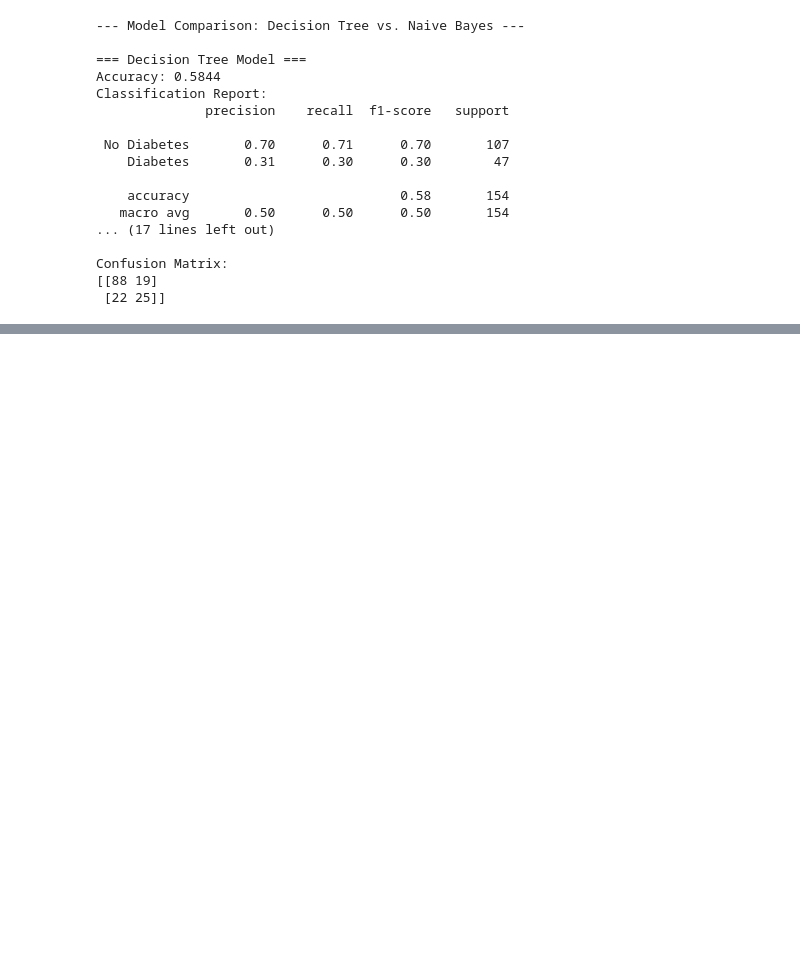
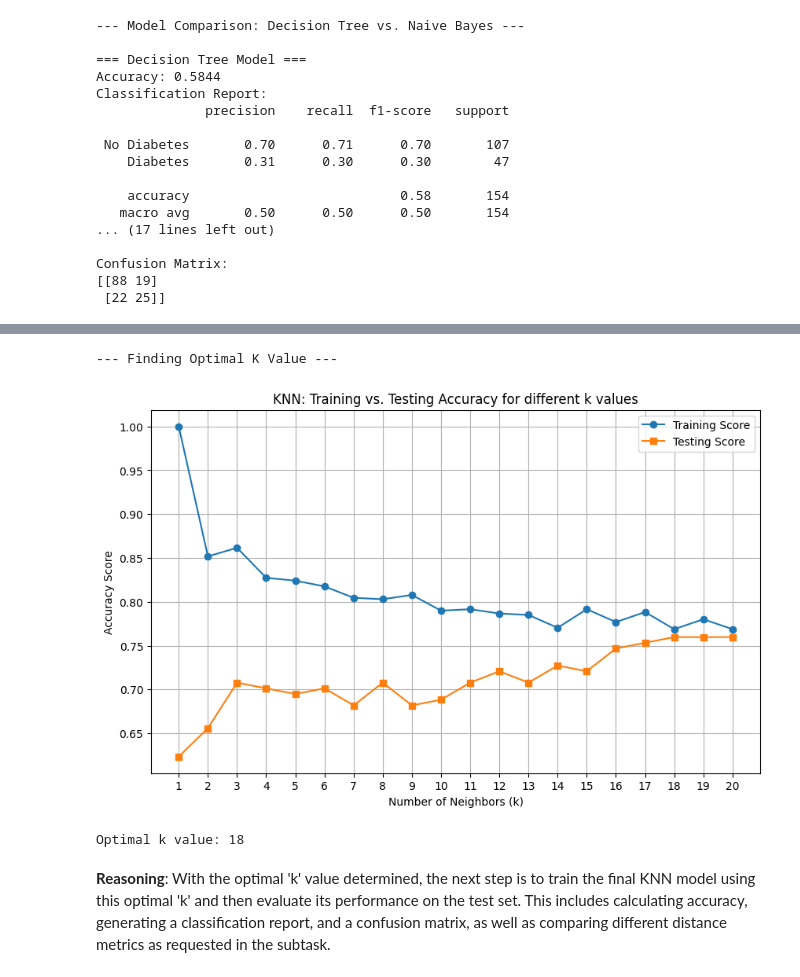
Before and after one commit to garvjain7/Chatbot, a Jupyter notebook: complete_college_ml_lab.ipynb, the cells around one changed output, grey strips where cells are left out. Cells and saved outputs as stored; diff of their text form; code cells hidden in the pictures; blank space fills up the shorter version.

```diff
--- a/complete_college_ml_lab.ipynb
+++ b/complete_college_ml_lab.ipynb
@@ -897,0 +1052,3 @@ Confusion Matrix:
+# %%
+dataframe = pd.read_csv('/content/diabetes_dataset.csv')
+dataframe
@@ -897,0 +1072,11 @@ Confusion Matrix:
+# %%
+x = dataframe.drop("Outcome", axis=1)
+y = dataframe["Outcome"]
+x_train, x_test, y_train, y_test = train_test_split(x, y, test_size=0.2, random_state=42) # Added random_state for reproducibility
+
+scaler = StandardScaler()
+X_train_scaled = scaler.fit_transform(x_train)
+X_test_scaled = scaler.transform(x_test)
+X_scaled = scaler.fit_transform(x) # Scale the entire dataset for PCA visualization
+
+print("Data split into training/testing sets and features scaled successfully.")
@@ -897,0 +1088,34 @@ Confusion Matrix:
+# %%
+print("\n--- Finding Optimal K Value ---")
+
+k_values = range(1, 21)
+train_scores = []
+test_scores = []
+
+for k in k_values:
+    knn_temp = KNeighborsClassifier(n_neighbors=k)
+    knn_temp.fit(X_train_scaled, y_train)
+    train_scores.append(knn_temp.score(X_train_scaled, y_train))
+    test_scores.append(knn_temp.score(X_test_scaled, y_test))
+
+# Plot k value performance
+plt.figure(figsize=(10, 6))
+plt.plot(k_values, train_scores, label='Training Score', marker='o')
+plt.plot(k_values, test_scores, label='Testing Score', marker='s')
+plt.xlabel('Number of Neighbors (k)')
+plt.ylabel('Accuracy Score')
+plt.title('KNN: Training vs. Testing Accuracy for different k values')
+plt.xticks(k_values)
+plt.legend()
+plt.grid(True)
+plt.show()
+
+optimal_k = k_values[np.argmax(test_scores)]
+print(f"Optimal k value: {optimal_k}")
+# %% [output]
+--- Finding Optimal K Value ---
+[figure, added]
+Optimal k value: 18
+# %% [markdown]
+**Reasoning**:
+With the optimal 'k' value determined, the next step is to train the final KNN model using this optimal 'k' and then evaluate its performance on the test set. This includes calculating accuracy, generating a classification report, and a confusion matrix, as well as comparing different distance metrics as requested in the subtask.
```
Also changed, not shown: parts of 19 cells of this notebook.
